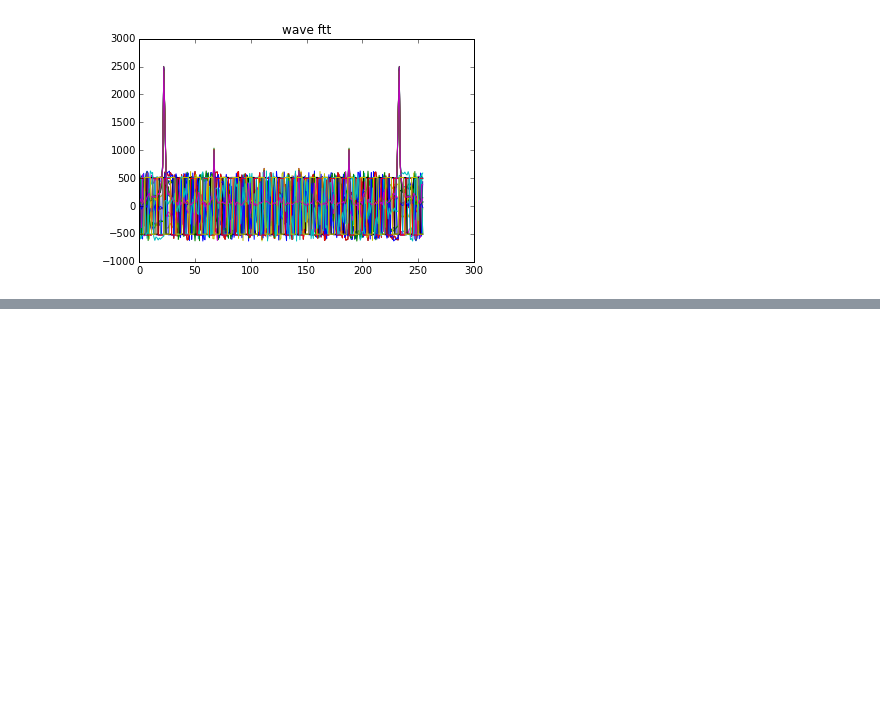
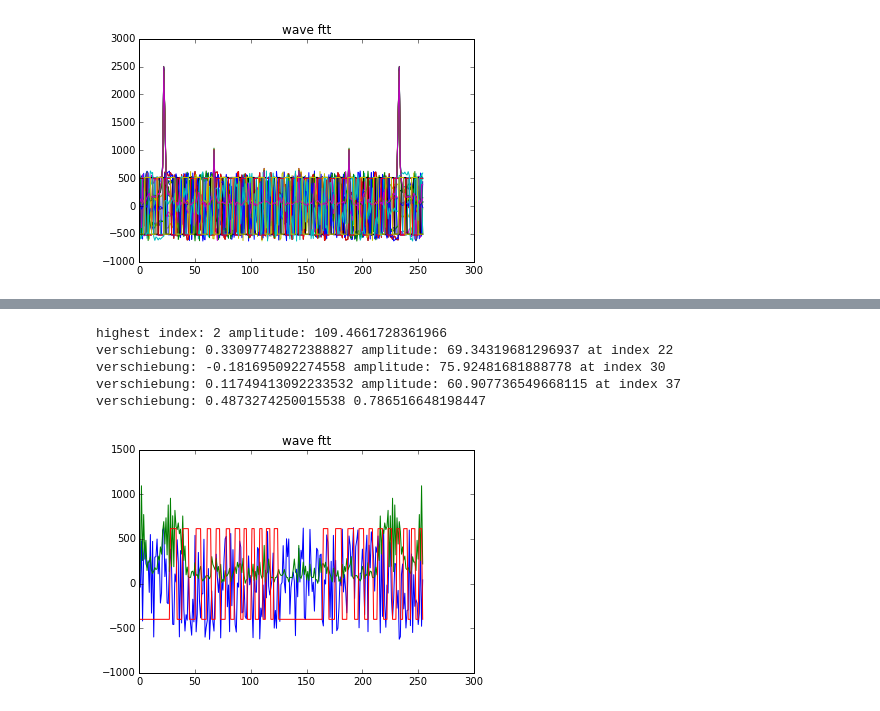
Before and after one commit to niccokunzmann/positioning_system, a Jupyter notebook: echo.ipynb, the cells around one changed output, grey strips where cells are left out. Saved outputs shown, nothing was run; the diff lists cells and outputs as text; code cells hidden in the pictures; blank space fills up the shorter version.

```diff
--- a/echo.ipynb
+++ b/echo.ipynb
@@ -225,0 +299,13 @@ highest index: 22 amplitude: 135.38999954417343
+# %%
+p = plot_signal([-401, -401, -401, -401, -401, -401, -401, -401, -401, -401, -401, -401, -401, -401, -401, -401, -401, -401, -401, -401, -401, -401, -401, -401, -401, -401, -401, -401, 614, 614, 615, 614, 615, 615, -401, -401, -401, -401, -401, 614, 614, 615, 614, 614, 615, -401, -401, -401, -401, -401, -401, 614, 615, 614, 614, 615, -401, -401, -401, -401, -401, 615, 614, 614, 614, -401, -401, -401, -401, 614, 615, 615, 614, -401, -401, -401, -401, -401, 614, 614, 615, 614, -401, -401, -401, -401, 616, 615, 615, 615, 614, -401, -401, -401, 615, 615, 615, -401, -401, -401, -401, 615, 615, 615, -401, -401, -401, -401, 615, 615, 615, -401, -401, -401, 615, 615, 616, 615, -401, -401, -401, 615, 615, 615, 615, -401, -401, -401, -401, -401, -401, -401, -401, -401, -401, -401, -401, -401, -401, -401, -401, -401, -401, -401, -401, -401, -401, -401, -401, -401, -401, -401, -401, -401, -401, -401, -401, -401, -401, -401, -401, -401, -401, -401, -401, 615, 615, 615, 615, 615, -401, -401, -401, -401, -401, -401, 615, 615, 614, 615, 616, 615, -401, -401, -401, -401, -401, 614, 615, 614, 615, 616, 614, -401, -401, -401, -401, 614, 615, 615, 615, 615, -401, -401, -401, -401, 615, 615, 614, 614, -401, -401, -401, -401, 614, 615, 614, 614, 614, -401, -401, -401, -401, 614, 615, 616, 615, -401, -401, -401, -401, 614, 614, 615, -401, -401, -401, 614, 615, 614, 616, -401, -401, -401, 615, 615, 615, 614, -401, -401, -401, 615, 614, 614, -401]
+
+
+
+)
+# %% [output]
+highest index: 2 amplitude: 109.4661728361966
+verschiebung: 0.33097748272388827 amplitude: 69.34319681296937 at index 22
+verschiebung: -0.181695092274558 amplitude: 75.92481681888778 at index 30
+verschiebung: 0.11749413092233532 amplitude: 60.907736549668115 at index 37
+verschiebung: 0.4873274250015538 0.786516648198447
+[figure, added]
```
Also changed, not shown: parts of 4 cells of this notebook, 2 other files.
